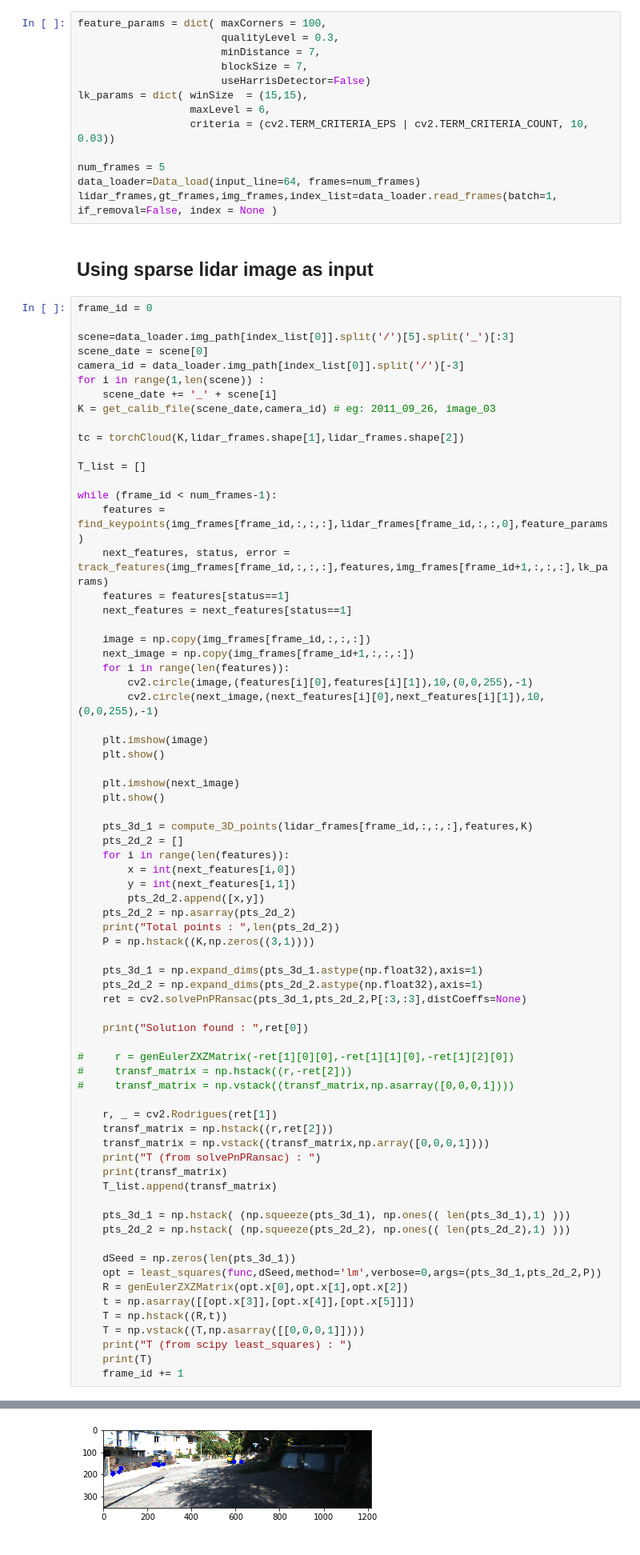
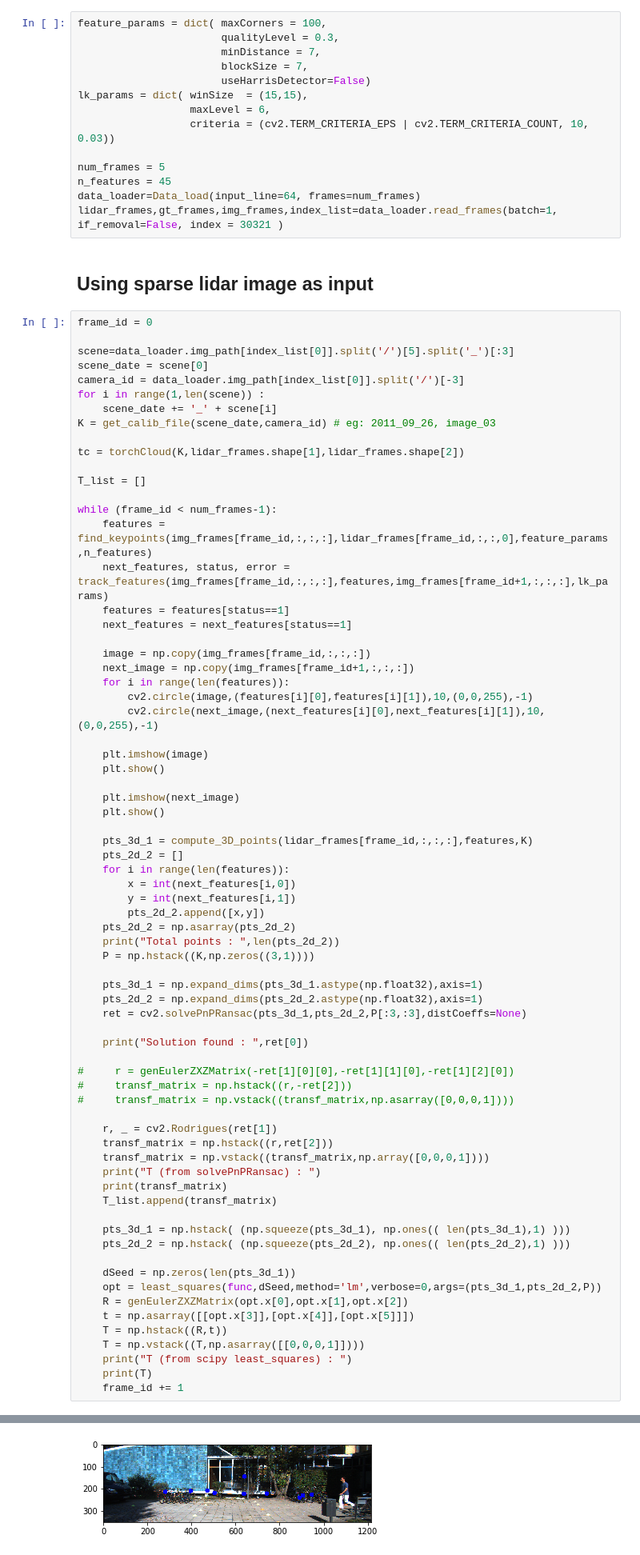
Before and after one commit to Madhan-Sureshbabu/Depth-Completion-from-Low-res-LiDAR-and-monocular-camera, a Jupyter notebook: Visual Odometry (depthCompletion dataset).ipynb, the cells around one changed output, grey strips where cells are left out. Shown at 80% size. Cells and saved outputs as stored; diff of their text form.

```diff
--- a/Visual Odometry (depthCompletion dataset).ipynb
+++ b/Visual Odometry (depthCompletion dataset).ipynb
@@ -20,8 +20,9 @@ lk_params = dict( winSize  = (15,15),
                   criteria = (cv2.TERM_CRITERIA_EPS | cv2.TERM_CRITERIA_COUNT, 10, 0.03))
 
 num_frames = 5
+n_features = 45
 data_loader=Data_load(input_line=64, frames=num_frames)
-lidar_frames,gt_frames,img_frames,index_list=data_loader.read_frames(batch=1, if_removal=False, index = None )
+lidar_frames,gt_frames,img_frames,index_list=data_loader.read_frames(batch=1, if_removal=False, index = 30321 )
 # %% [markdown]
 ## Using sparse lidar image as input
 # %%
@@ -39,7 +40,7 @@ tc = torchCloud(K,lidar_frames.shape[1],lidar_frames.shape[2])
 T_list = []
 
 while (frame_id < num_frames-1):
-    features = find_keypoints(img_frames[frame_id,:,:,:],lidar_frames[frame_id,:,:,0],feature_params)
+    features = find_keypoints(img_frames[frame_id,:,:,:],lidar_frames[frame_id,:,:,0],feature_params,n_features)
     next_features, status, error = track_features(img_frames[frame_id,:,:,:],features,img_frames[frame_id+1,:,:,:],lk_params)
     features = features[status==1]
     next_features = next_features[status==1]
@@ -142,4 +143,4 @@ T (from scipy least_squares) :
-[figure, old version]
+[figure, new version]
 Total points :  10
 Solution found :  True
 T (from solvePnPRansac) :
```
Also changed, not shown: parts of 7 cells of this notebook, 1 other file.
